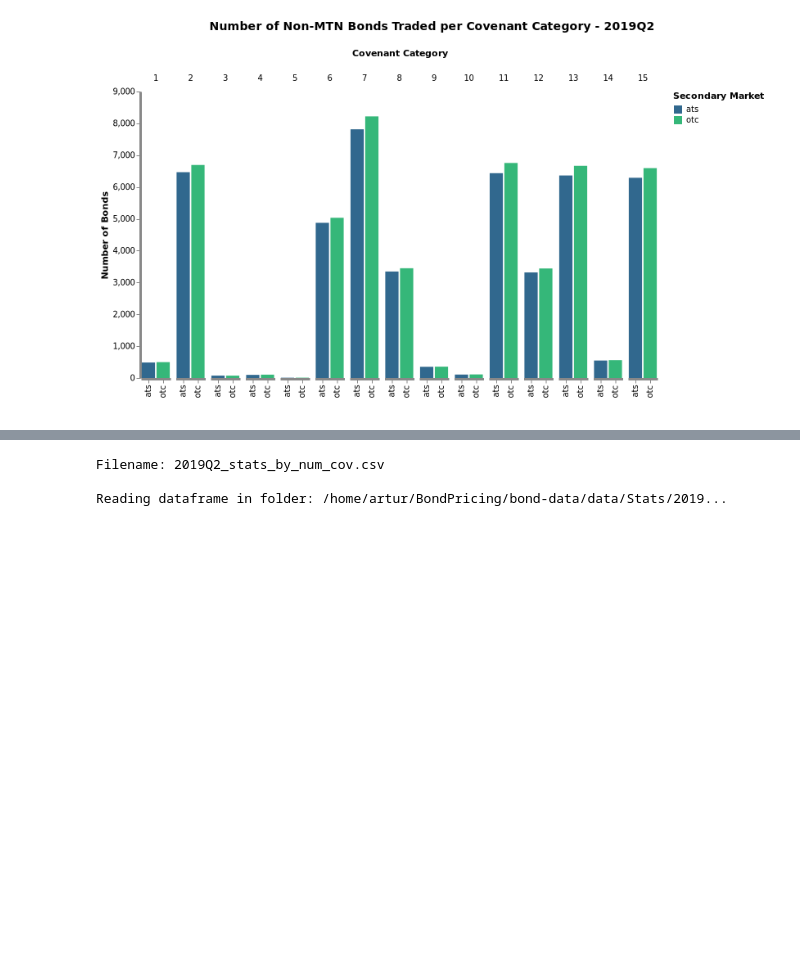
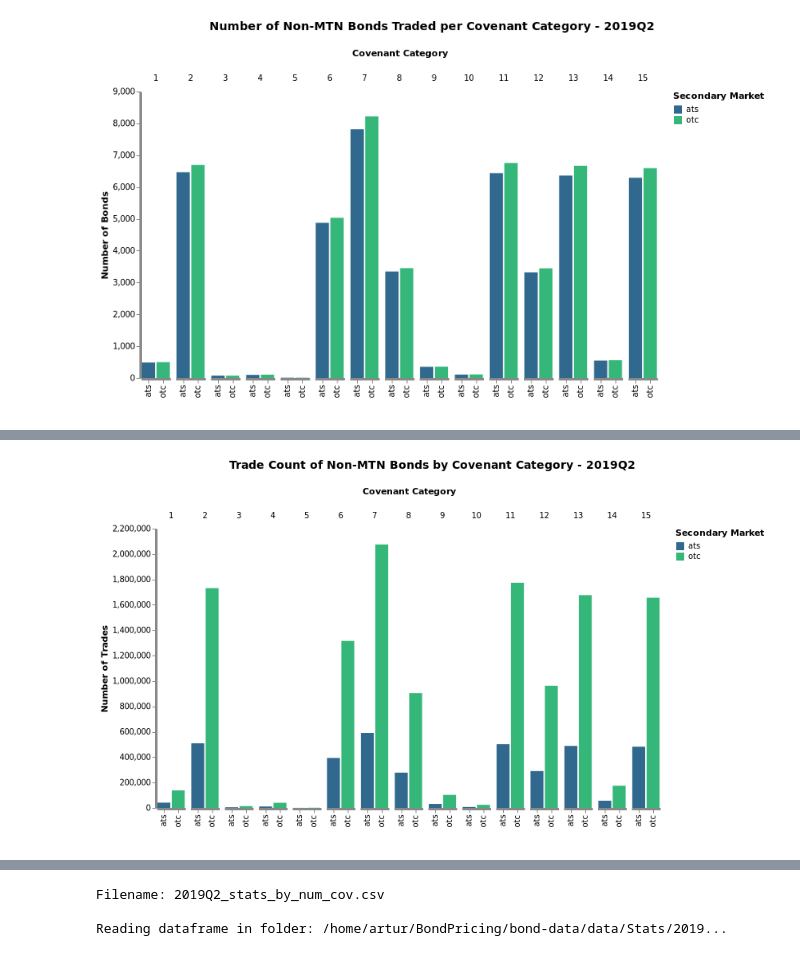
Before and after one commit to acbezerra/bond-data, a Jupyter notebook: notebooks/plots.ipynb, the cells around one changed output, grey strips where cells are left out. Cells and saved outputs as stored; diff of their text form; code cells hidden in the pictures; blank space fills up the shorter version.

```diff
--- a/notebooks/plots.ipynb
+++ b/notebooks/plots.ipynb
@@ -238,0 +255,4 @@ pl[4]
+# %%
+pl[7]
+# %% [output]
+[figure, added]
```
Also changed, not shown: parts of 9 cells of this notebook, 2 other files.
